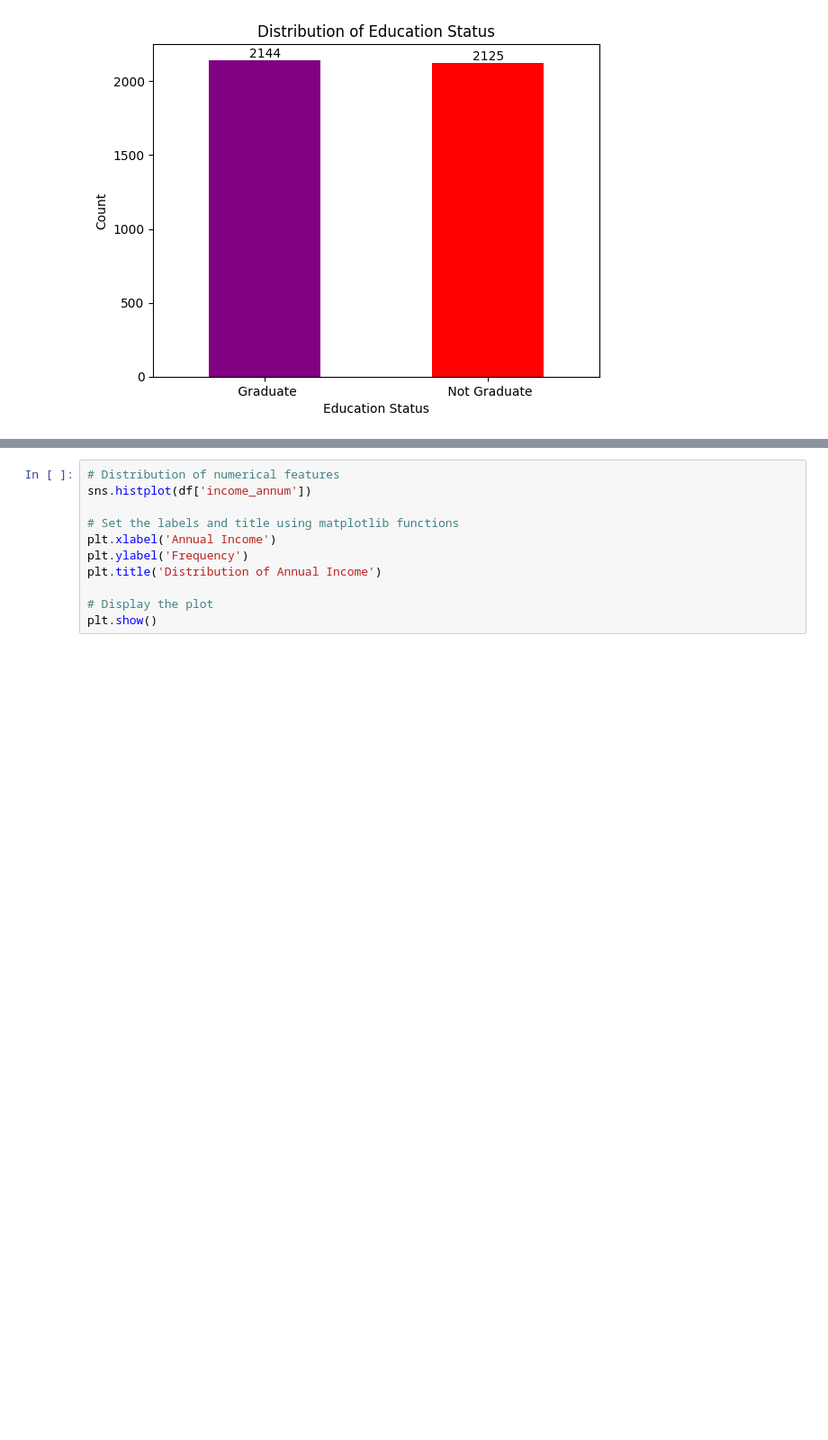
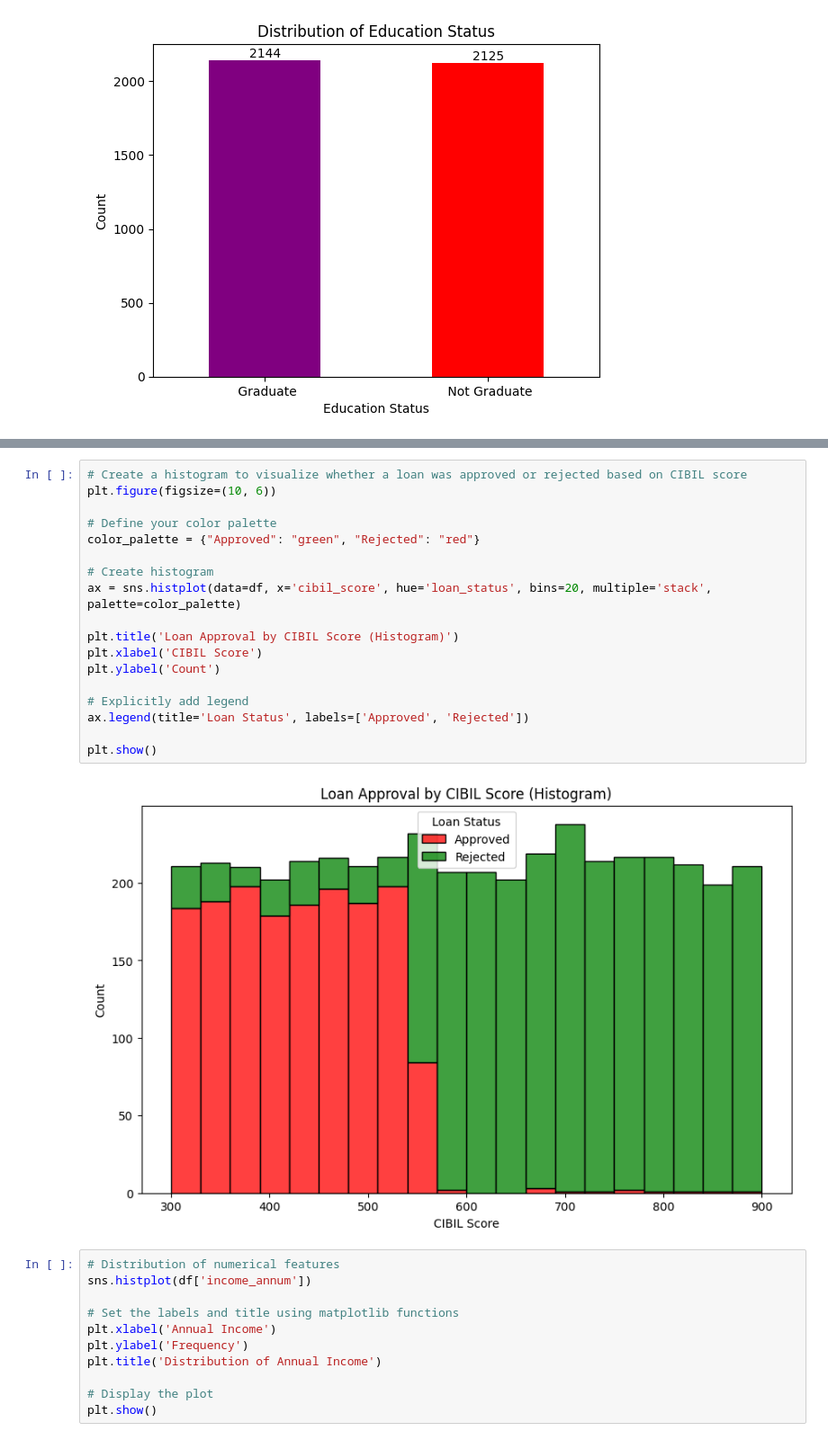
Before and after one commit to aliciahlavac/Project_4, a Jupyter notebook: Main.ipynb, the cells around one changed output, grey strips where cells are left out. Shown at 90% size. Saved outputs shown, nothing was run; the diff lists cells and outputs as text; blank space fills up the shorter version.

```diff
--- a/Main.ipynb
+++ b/Main.ipynb
@@ -177,3 +279,23 @@ plt.show()
+# %%
+# Create a histogram to visualize whether a loan was approved or rejected based on CIBIL score
+plt.figure(figsize=(10, 6))
+
+# Define your color palette
+color_palette = {"Approved": "green", "Rejected": "red"}
+
+# Create histogram
+ax = sns.histplot(data=df, x='cibil_score', hue='loan_status', bins=20, multiple='stack', palette=color_palette)
+
+plt.title('Loan Approval by CIBIL Score (Histogram)')
+plt.xlabel('CIBIL Score')
+plt.ylabel('Count')
+
+# Explicitly add legend
+ax.legend(title='Loan Status', labels=['Approved', 'Rejected'])
+
+plt.show()
+# %% [output]
+[figure, added]
 # %%
 # Distribution of numerical features
 sns.histplot(df['income_annum'])
```
Also changed, not shown: parts of 6 cells of this notebook.
